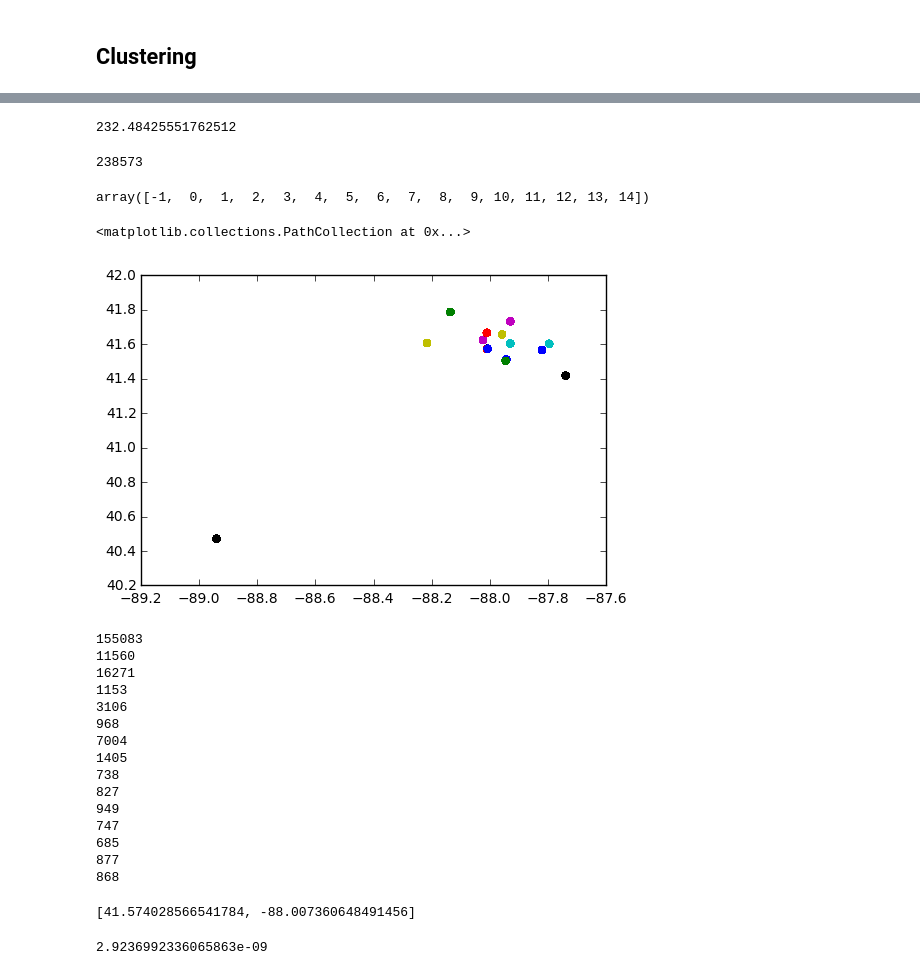
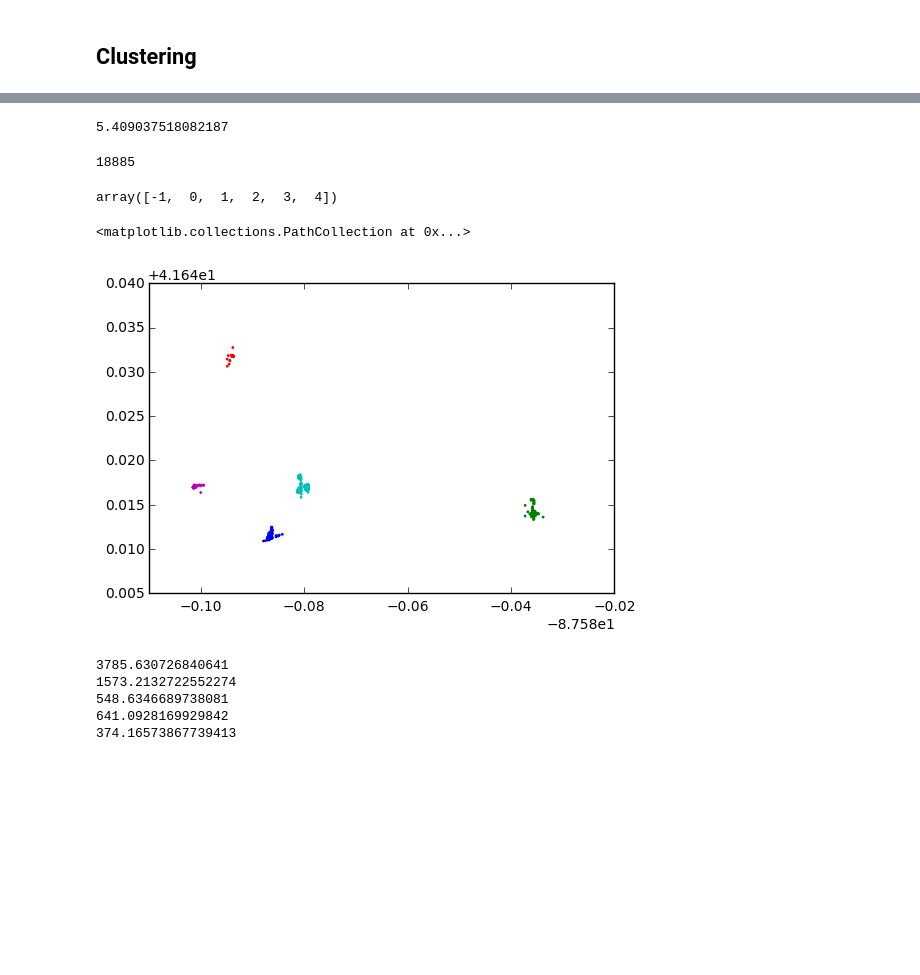
Before and after one commit to Luke3D/CbrAnalysis, a Jupyter notebook: GPS_test.ipynb, the cells around one changed output, grey strips where cells are left out. Cells and saved outputs as stored; diff of their text form; code cells hidden in the pictures; blank space fills up the shorter version.

Commit message:
added GPS data notebook (note: needs sklearn v0.15 to run efficiently)

```diff
--- a/GPS_test.ipynb
+++ b/GPS_test.ipynb
@@ -72,2 +55,9 @@ Lon = Data.LONGITUDE
 # %%
-Data.loc[Data.iloc[:,11]=="W","LONGITUDE"] = Data.loc[Data.iloc[:,11]=="W","LONGITUDE"]*-1
+Data = pd.read_csv('./GPSWT/CBR11_SCO.csv')
+
+Lat = Data.LATITUDE
+Lon = Data.LONGITUDE
+
+Data.loc[Data['E/W']=="W","LONGITUDE"] = Data.loc[Data['E/W']=="W","LONGITUDE"]*-1
+
+dArray = Data[["LATITUDE","LONGITUDE"]].values
@@ -78,22 +64,22 @@ from sklearn.cluster import DBSCAN
 # %%
-dbscan = DBSCAN(metric='haversine', eps=10/6371000, min_samples=500, algorithm='ball_tree')
+dbscan = DBSCAN(metric='haversine', eps=100/6371000, min_samples=int(720*len(dArray)/100000), algorithm='ball_tree')
 t0 = time.clock()
 clusters = dbscan.fit(np.radians(dArray))
 t1 = time.clock()
 print(t1-t0)
 # %% [output]
-232.48425551762512
+5.409037518082187
 # %%
 l=clusters.labels_
 print(len(l))
 np.unique(l)
 # %% [output]
-238573
+18885
-array([-1,  0,  1,  2,  3,  4,  5,  6,  7,  8,  9, 10, 11, 12, 13, 14])
+array([-1,  0,  1,  2,  3,  4])
 # %%
-colors=np.array([x for x in 'bgrcmykbgrcmykbgrcmykbgrcmykbgrcmykbgrcmykbgrcmykbgrcmykbgrcmykbgrcmykbgrcmykbgrcmykbgrcmykbgrcmykbgrcmykbgrcmyk'])
+colors=np.array([x for x in 'bgrcmykbgrcmykbgrcmykbgrcmykbgrcmykbgrcmykbgrcmyk'])
 # %%
-plt.scatter(dArray[l!=-1][:,1],dArray[l!=-1][:,0],color=colors[l[l!=-1]])
+plt.scatter(dArray[l!=-1][:,1],dArray[l!=-1][:,0],color=colors[l[l!=-1]], s=1)
 # %% [output]
 <matplotlib.collections.PathCollection at 0x...>
-[figure, old version]
+[figure, new version]
@@ -103,38 +87,25 @@ m = [np.mean(dArray[l==c][:,0]), np.mean(dArray[l==c][:,1])]
 gmap = gmplot.GoogleMapPlotter(41.894939,-87.617634,12)
 for c in np.unique(l[l!=-1]):
     m = [np.mean(dArray[l==c][:,0]), np.mean(dArray[l==c][:,1])]
-    #s1 = (np.max(dArray[l==c][:,0])-np.min(dArray[l==c][:,0]))*100000
-    #s2 = (np.max(dArray[l==c][:,1])-np.min(dArray[l==c][:,1]))*100000
-    #print(s1*s2)
+    # Size based on physical space covered by cluster
+#     s1 = (np.max(dArray[l==c][:,0])-np.min(dArray[l==c][:,0]))*10000
+#     s2 = (np.max(dArray[l==c][:,1])-np.min(dArray[l==c][:,1]))*10000
+#     print(s1*s2)
 
+    # Size based on time spent in cluster
     s1 = sum(l==c)
-    s2=1
-    print(s1*s2)
+    s2=1000
+    print(math.sqrt(s1*s2))
 
+    # colorscale based on weartime fraction
+    col = sum((l==c) & (Data['Wear/Non-Wear']=='Wear'))/sum(l==c)
 
-    gmap.scatter([m[0], m[0]],[m[1], m[1]],color=colors[c], size=s1*s2, marker=False)
-gmap.draw("Clusters.html")
+    gmap.scatter([m[0], m[0]],[m[1], m[1]],color='#%02x%02x%02x' % (int(col*255), 255-int(col*125), 0), size=math.sqrt(s1*s2), marker=False)
+# Save as html
+gmap.draw("SCO11.html")
 # %% [output]
-155083
-11560
-16271
-1153
-3106
-968
-7004
-1405
-738
-827
-949
-747
-685
-877
-868
+3785.630726840641
+1573.2132722552274
+548.6346689738081
+641.0928169929842
+374.16573867739413
-# %%
-m
-# %% [output]
-[41.574028566541784, -88.007360648491456]
-# %%
-np.std(dArray[l==c][:,0])*np.std(dArray[l==c][:,1])
-# %% [output]
-2.9236992336065863e-09
```
Also changed, not shown: parts of 30 cells of this notebook.
